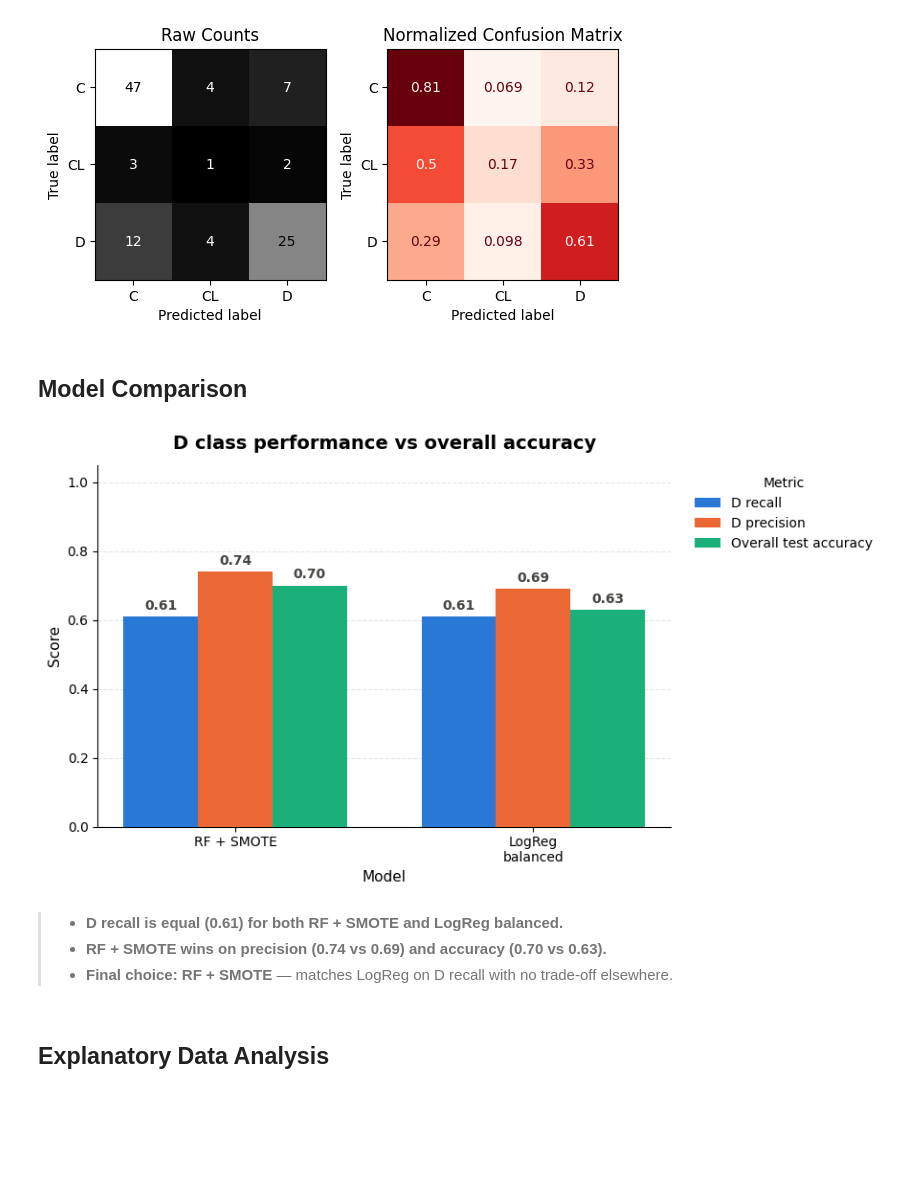
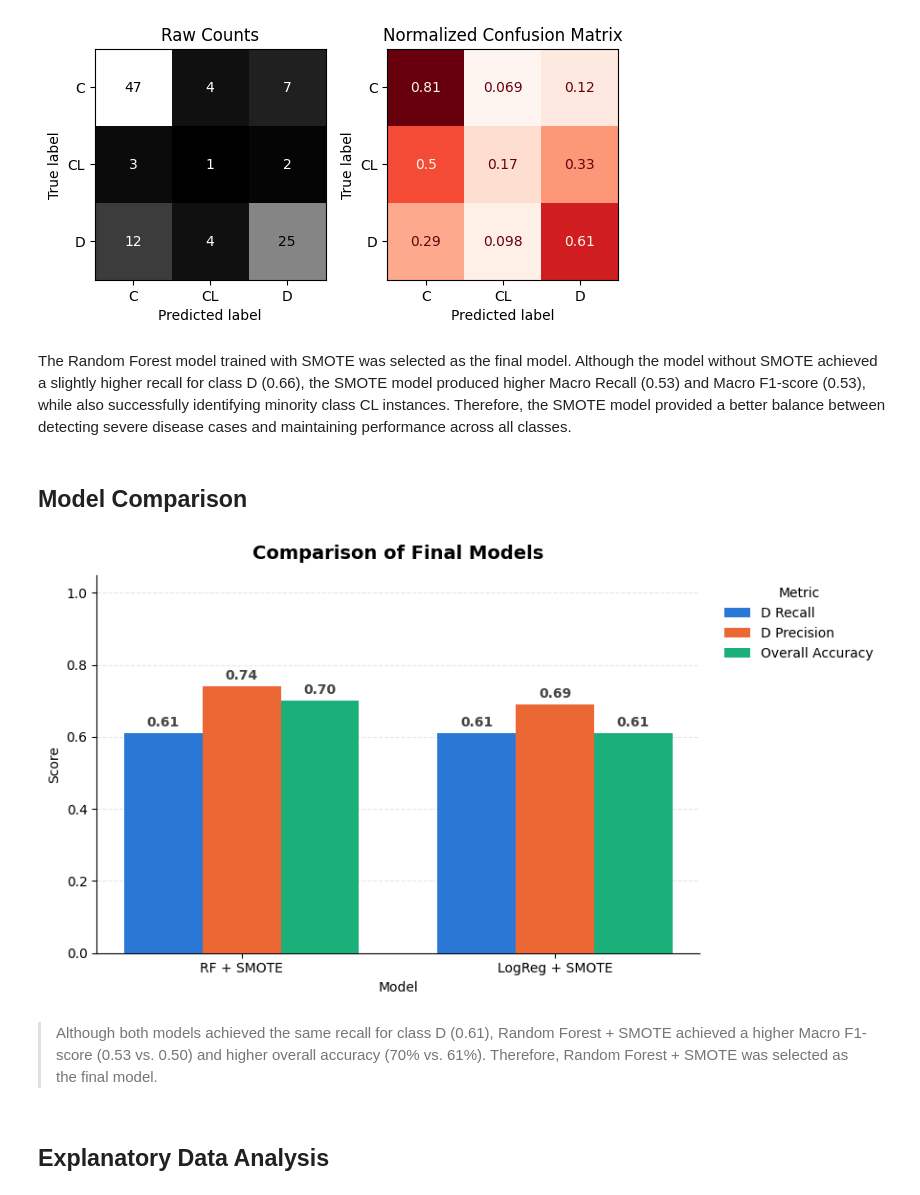
Before and after one commit to swirita/Cirrhosis-Prediction, a Jupyter notebook: Cirrhosis_Prediction.ipynb, the cells around one changed output. Drawn from its saved outputs; the diff is of its cells as text; code cells hidden in the pictures; blank space fills up the shorter version.

```diff
--- a/Cirrhosis_Prediction.ipynb
+++ b/Cirrhosis_Prediction.ipynb
@@ -1125,49 +1120,57 @@ weighted avg       0.85      0.84      0.84       313
    macro avg       0.53      0.53      0.53       105
 weighted avg       0.71      0.70      0.70       105
 [figure]
+# %% [markdown]
+The Random Forest model trained with SMOTE was selected as the final model. Although the model without SMOTE achieved a slightly higher recall for class D (0.66), the SMOTE model produced higher Macro Recall (0.53) and Macro F1-score (0.53), while also successfully identifying minority class CL instances. Therefore, the SMOTE model provided a better balance between detecting severe disease cases and maintaining performance across all classes.
 # %% [markdown]
 ## Model Comparison
 # %%
-models = ['RF + SMOTE', 'LogReg\nbalanced']
+models = ['RF + SMOTE', 'LogReg + SMOTE']
+
 d_recall = [0.61, 0.61]
 d_precision = [0.74, 0.69]
-overall_accuracy = [0.70, 0.63]
+overall_accuracy = [0.70, 0.61]
+
 colors = ['#2a78d6', '#eb6834', '#1baf7a']
 
 x = np.arange(len(models))
 width = 0.25
 
 fig, ax = plt.subplots(figsize=(9, 5))
 
-bars1 = ax.bar(x - width, d_recall, width, label='D recall', color=colors[0], zorder=3)
-bars2 = ax.bar(x, d_precision, width, label='D precision', color=colors[1], zorder=3)
-bars3 = ax.bar(x + width, overall_accuracy, width, label='Overall test accuracy', color=colors[2], zorder=3)
+bars1 = ax.bar(x - width, d_recall, width, label='D Recall', color=colors[0], zorder=3)
+bars2 = ax.bar(x, d_precision, width, label='D Precision', color=colors[1], zorder=3)
+bars3 = ax.bar(x + width, overall_accuracy, width, label='Overall Accuracy', color=colors[2], zorder=3)
 
 for bars in [bars1, bars2, bars3]:
-    ax.bar_label(bars, labels=[f'{v:.2f}' for v in bars.datavalues],
-                 padding=3, fontsize=10, fontweight='bold', color='#444441')
+    ax.bar_label(
+        bars,
+        labels=[f'{v:.2f}' for v in bars.datavalues],
+        padding=3,
+        fontsize=10,
+        fontweight='bold',
+        color='#444441'
+    )
 
-ax.set_title('D class performance vs overall accuracy', fontsize=14, fontweight='bold', pad=12)
-ax.set_xlabel('Model', fontsize=11)
-ax.set_ylabel('Score', fontsize=11)
+ax.set_title('Comparison of Final Models', fontsize=14, fontweight='bold', pad=12)
+ax.set_xlabel('Model')
+ax.set_ylabel('Score')
 ax.set_xticks(x)
-ax.set_xticklabels(models, fontsize=10)
+ax.set_xticklabels(models)
 ax.set_ylim(0, 1.05)
 
 ax.spines[['top', 'right']].set_visible(False)
-ax.grid(axis='y', linestyle='--', alpha=0.3, zorder=0)
+ax.grid(axis='y', linestyle='--', alpha=0.3)
 ax.set_axisbelow(True)
 
 ax.legend(title='Metric', bbox_to_anchor=(1.02, 1), loc='upper left', frameon=False)
 
 plt.tight_layout()
 plt.show()
 # %% [output]
-[figure, old version]
+[figure, new version]
-# %% [markdown]
-> - **D recall is equal (0.61) for both RF + SMOTE and LogReg balanced.**
-> - **RF + SMOTE wins on precision (0.74 vs 0.69) and accuracy (0.70 vs 0.63).**
-> - **Final choice: RF + SMOTE** — matches LogReg on D recall with no trade-off elsewhere.
+# %% [markdown]
+> Although both models achieved the same recall for class D (0.61), Random Forest + SMOTE achieved a higher Macro F1-score (0.53 vs. 0.50) and higher overall accuracy (70% vs. 61%). Therefore, Random Forest + SMOTE was selected as the final model.
 # %% [markdown]
 ## Explanatory Data Analysis
 # %%
```
Also changed, not shown: parts of 16 cells of this notebook.
